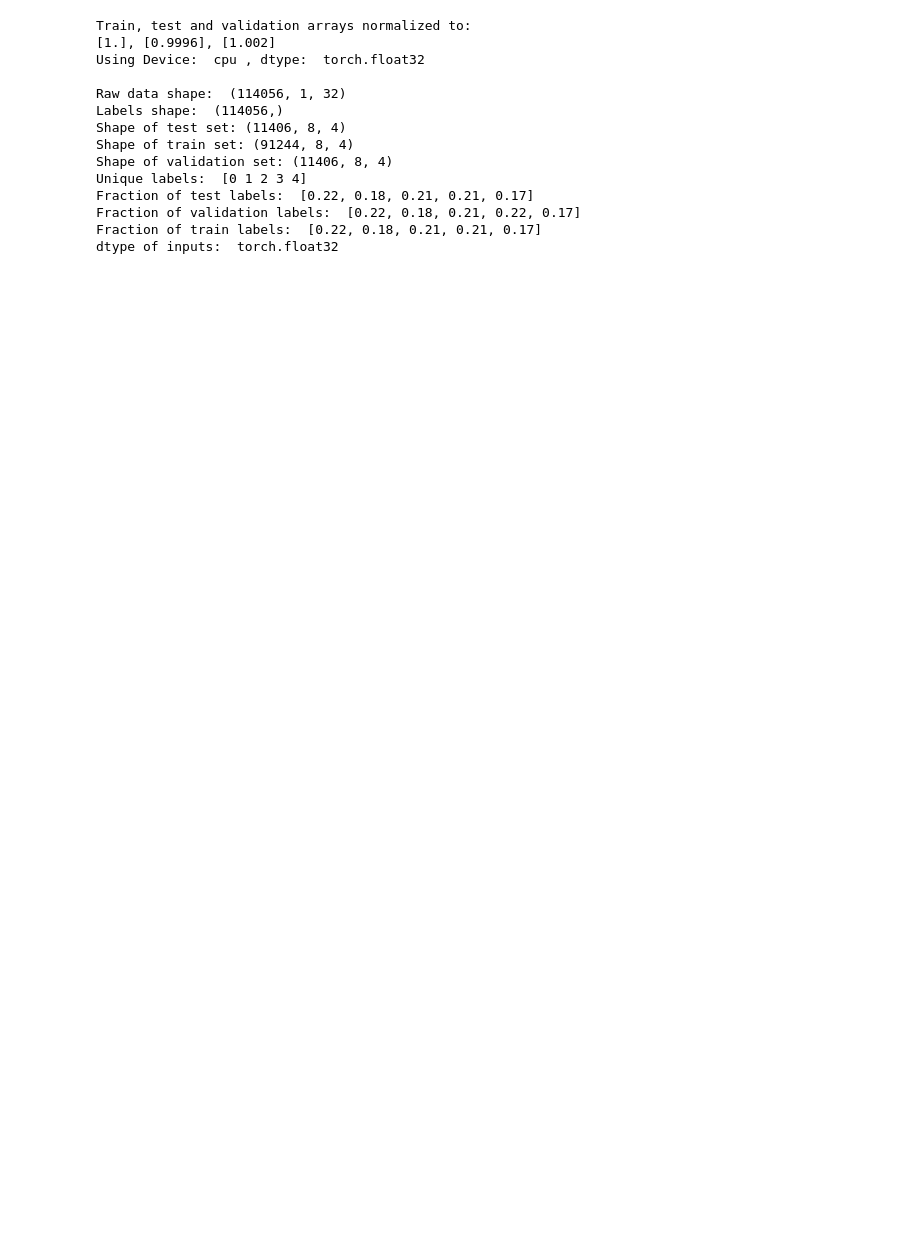
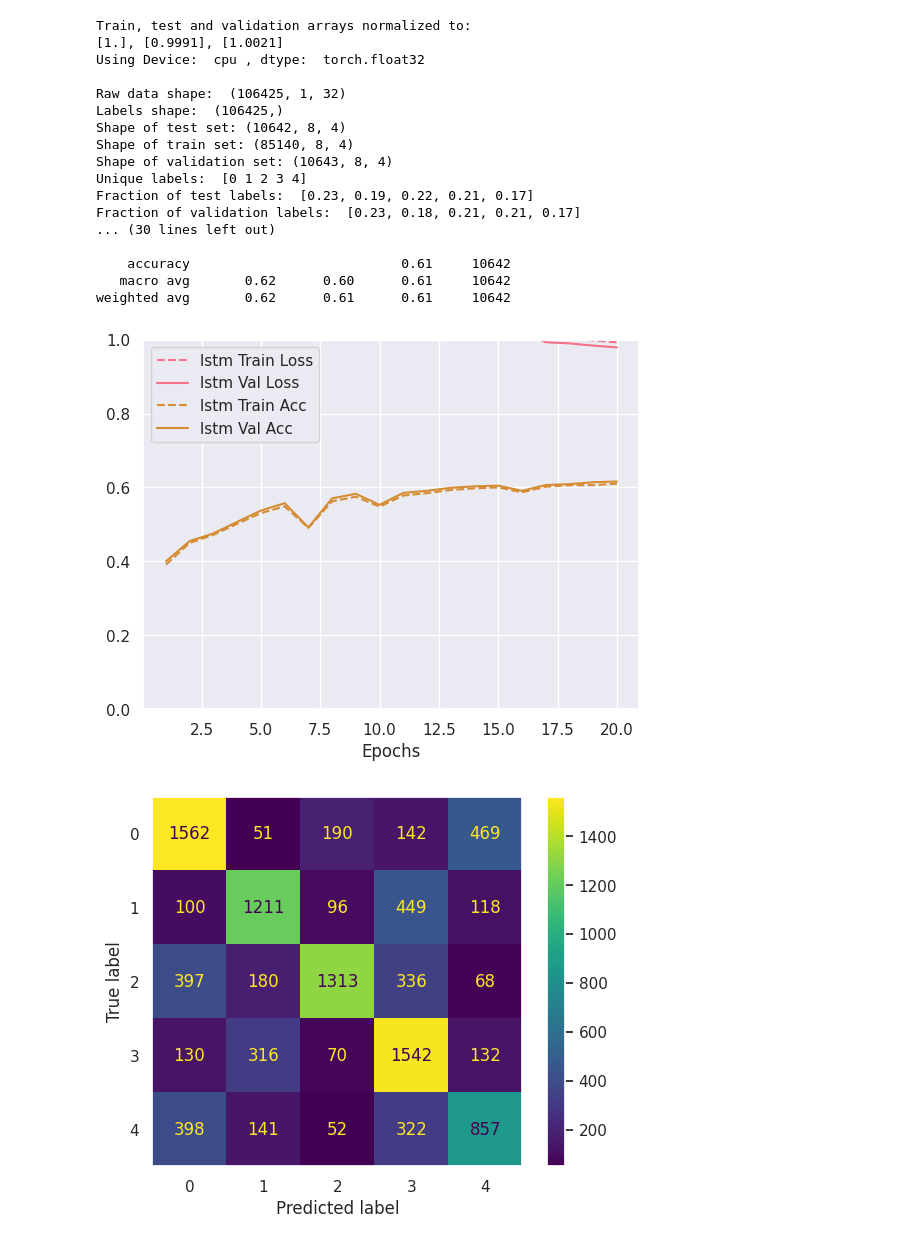
Before and after one commit to GuiMacielPereira/sensor_ML, a Jupyter notebook: notebooks/03_lstm.sync.ipynb, the cells around one changed output. Cells and saved outputs as stored; diff of their text form; code cells hidden in the pictures; blank space fills up the shorter version.

```diff
--- a/notebooks/03_lstm.sync.ipynb
+++ b/notebooks/03_lstm.sync.ipynb
@@ -1,31 +1,45 @@
 # %%
 # A notebook for simple lstm exploration
 # Case of single lstm cell
 from peratouch.data import Data
 from peratouch.trainer import Trainer
 from peratouch.results import Results
 from peratouch.networks import lstm
-from peratouch.config import datapath_five_users
+from peratouch.config import path_five_users_main
 
 input_size = 4
-D = Data(datapath_five_users, triggers=True, releases=False)
+D = Data(path_five_users_main, triggers=True, releases=False)
 D.split()
 D.normalize()
 D.reshape_for_lstm(input_size=input_size, sliding=False)
 D.tensors_to_device()
 D.print_shapes()
+model = lstm(input_size, hidden_size=4*input_size)
+T = Trainer(D)
+T.setup(model, batch_size=5000, max_epochs=20)
+T.train_model(model)
+T.plot_train()
+
+R = Results(D, model)
+R.test_metrics(report=True, conf_matrix=True)
+R.find_most_uncertain_preds()
 # %% [output]
 Train, test and validation arrays normalized to:
-[1.], [0.9996], [1.002]
+[1.], [0.9991], [1.0021]
 Using Device:  cpu , dtype:  torch.float32
 
-Raw data shape:  (114056, 1, 32)
-Labels shape:  (114056,)
-Shape of test set: (11406, 8, 4)
-Shape of train set: (91244, 8, 4)
-Shape of validation set: (11406, 8, 4)
+Raw data shape:  (106425, 1, 32)
+Labels shape:  (106425,)
+Shape of test set: (10642, 8, 4)
+Shape of train set: (85140, 8, 4)
+Shape of validation set: (10643, 8, 4)
 Unique labels:  [0 1 2 3 4]
-Fraction of test labels:  [0.22, 0.18, 0.21, 0.21, 0.17]
-Fraction of validation labels:  [0.22, 0.18, 0.21, 0.22, 0.17]
-Fraction of train labels:  [0.22, 0.18, 0.21, 0.21, 0.17]
-dtype of inputs:  torch.float32
+Fraction of test labels:  [0.23, 0.19, 0.22, 0.21, 0.17]
+Fraction of validation labels:  [0.23, 0.18, 0.21, 0.21, 0.17]
+... (30 lines left out)
+
+    accuracy                           0.61     10642
+   macro avg       0.62      0.60      0.61     10642
+weighted avg       0.62      0.61      0.61     10642
+[figure, added]
+[figure, added]
```
Also changed, not shown: parts of 4 cells of this notebook, 13 other files.
